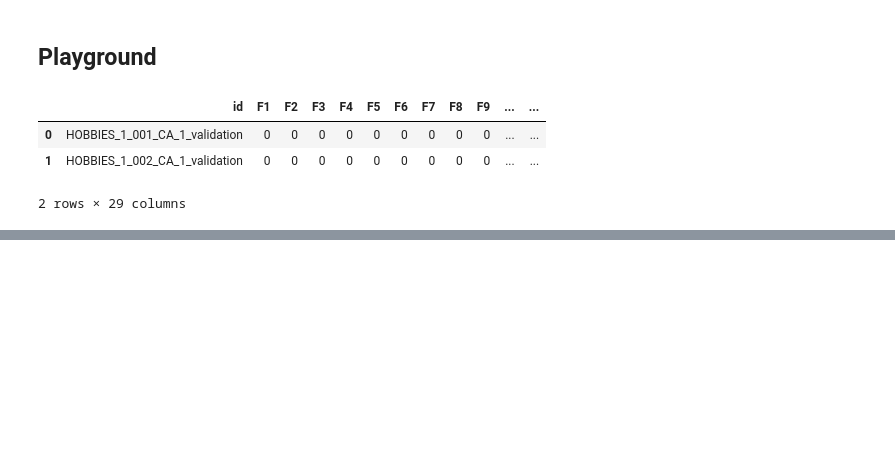
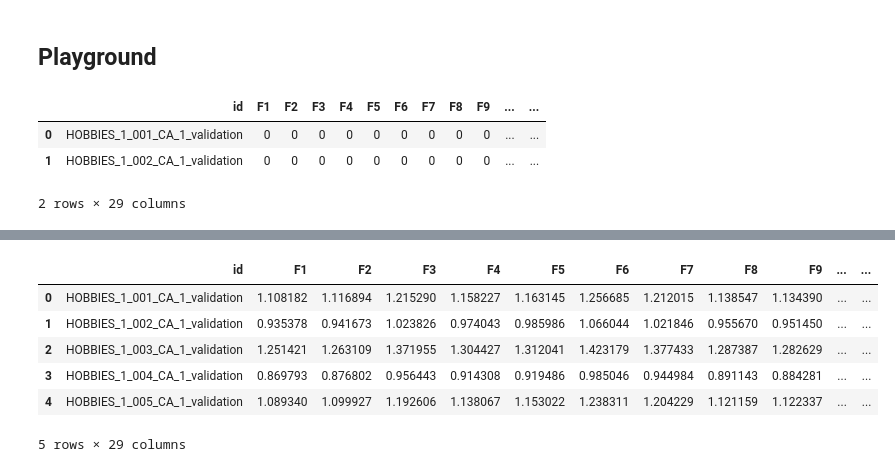
Before and after one commit to achinta/machine-learning, a Jupyter notebook: kaggle/m5-forecasting-accuracy/m5_data.ipynb, the cells around one changed output, grey strips where cells are left out. Cells and saved outputs as stored; diff of their text form; code cells hidden in the pictures; blank space fills up the shorter version.

```diff
--- a/kaggle/m5-forecasting-accuracy/m5_data.ipynb
+++ b/kaggle/m5-forecasting-accuracy/m5_data.ipynb
@@ -601,0 +651,10 @@ dir(hparams)
+# %%
+preds.head()
+# %% [output]
+|  | id | F1 | F2 | F3 | F4 | F5 | F6 | F7 | F8 | F9 | ... | ... |
+| 0 | HOBBIES_1_001_CA_1_validation | 1.108182 | 1.116894 | 1.215290 | 1.158227 | 1.163145 | 1.256685 | 1.212015 | 1.138547 | 1.134390 | ... | ... |
+| 1 | HOBBIES_1_002_CA_1_validation | 0.935378 | 0.941673 | 1.023826 | 0.974043 | 0.985986 | 1.066044 | 1.021846 | 0.955670 | 0.951450 | ... | ... |
+| 2 | HOBBIES_1_003_CA_1_validation | 1.251421 | 1.263109 | 1.371955 | 1.304427 | 1.312041 | 1.423179 | 1.377433 | 1.287387 | 1.282629 | ... | ... |
+| 3 | HOBBIES_1_004_CA_1_validation | 0.869793 | 0.876802 | 0.956443 | 0.914308 | 0.919486 | 0.985046 | 0.944984 | 0.891143 | 0.884281 | ... | ... |
+| 4 | HOBBIES_1_005_CA_1_validation | 1.089340 | 1.099927 | 1.192606 | 1.138067 | 1.153022 | 1.238311 | 1.204229 | 1.121159 | 1.122337 | ... | ... |
+5 rows × 29 columns
```
Also changed, not shown: parts of 11 cells of this notebook.
